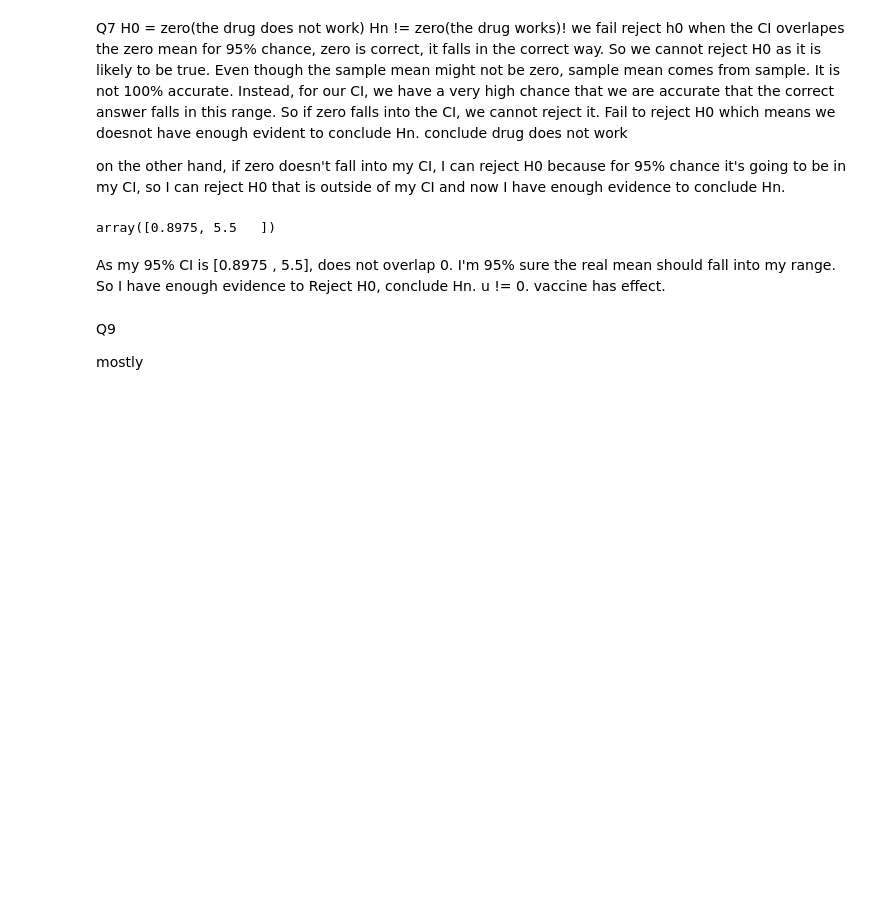
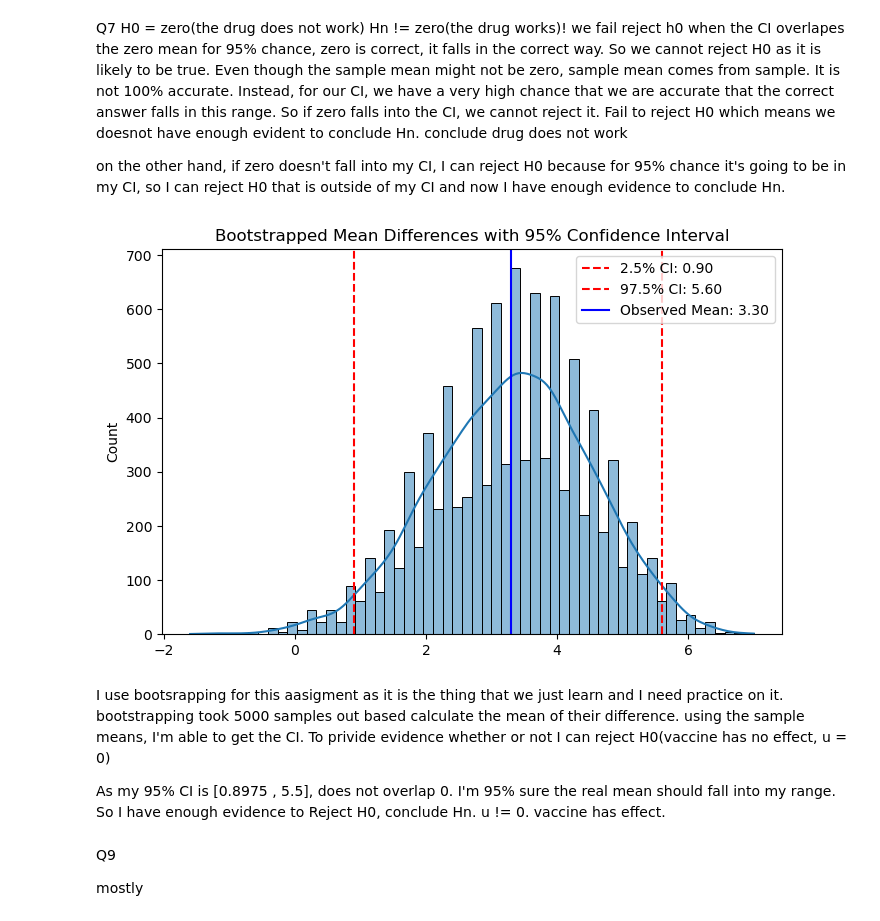
Before and after one commit to Dy414-ui/Sta130, a Jupyter notebook: HW04.ipynb, the cells around one changed output. Drawn from its saved outputs; the diff is of its cells as text; code cells hidden in the pictures; blank space fills up the shorter version.

```diff
--- a/HW04.ipynb
+++ b/HW04.ipynb
@@ -148,33 +148,45 @@ on the other hand, if zero doesn't fall into my CI, I can reject H0 because for
 # %%
 #Q8
 # population mean of FinalScore - InitialScore = u
 # H0: u = 0 (vaccine no effect)
 # Hn: u != 0 (vaccine has effect)
 
 import pandas as pd
 import numpy as np
 import matplotlib.pyplot as plt
 import seaborn as sns
 data = {
     "PatientID": [1, 2, 3, 4, 5, 6, 7, 8, 9, 10],
     "Age": [45, 34, 29, 52, 37, 41, 33, 48, 26, 39],
     "Gender": ['M', 'F', 'M', 'F', 'M', 'F', 'M', 'F', 'M', 'F'],
     "InitialHealthScore": [84, 78, 83, 81, 81, 80, 79, 85, 76, 83],
     "FinalHealthScore": [86, 86, 80, 86, 84, 86, 86, 82, 83, 84]
 }
 df = pd.DataFrame(data)
 df['difference'] = df['FinalHealthScore'] - df['InitialHealthScore']
 np.random.seed(130)
 iterations = 5000
 dif = []
 for i in range(iterations):
     sample = df['difference'].sample(frac=1, replace=True)
     dif.append(sample.mean())
 CI= np.percentile(dif, [2.5, 97.5])
 CI
+
+plt.figure(figsize=(8, 5))
+sns.histplot(bootstrapped_diffs, kde=True)
+plt.axvline(conf_interval[0], color='red', linestyle='--', label=f'2.5% CI: {conf_interval[0]:.2f}')
+plt.axvline(conf_interval[1], color='red', linestyle='--', label=f'97.5% CI: {conf_interval[1]:.2f}')
+plt.axvline(observed_mean_diff, color='blue', label=f'Observed Mean: {observed_mean_diff:.2f}')
+plt.legend()
+plt.title('Bootstrapped Mean Differences with 95% Confidence Interval')
+plt.show()
 # %% [output]
-array([0.8975, 5.5   ])
+[figure, added]
 # %% [markdown]
+I use bootsrapping for this aasigment as it is the thing that we just learn and I need practice on it. bootstrapping took 5000 samples out based calculate the mean of their difference. using the sample means, I'm able to get the CI. To privide evidence whether or not I can reject H0(vaccine has no effect, u = 0)
+
+
 As my 95% CI is [0.8975 , 5.5], does not overlap 0. I'm 95% sure the real mean should fall into my range. So I have enough evidence to
 Reject H0, conclude Hn. u != 0. vaccine has effect.
 # %% [markdown]
```
